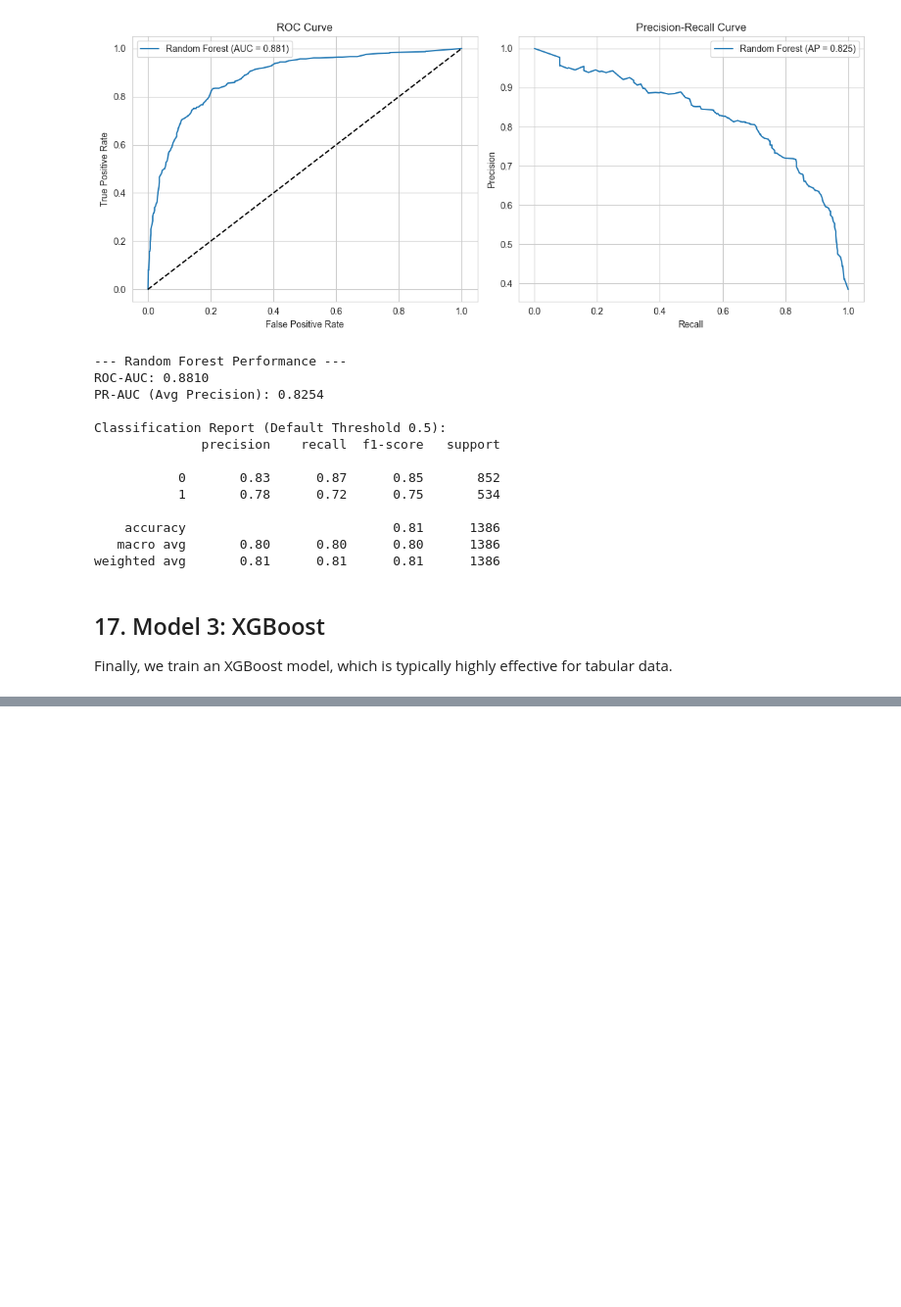
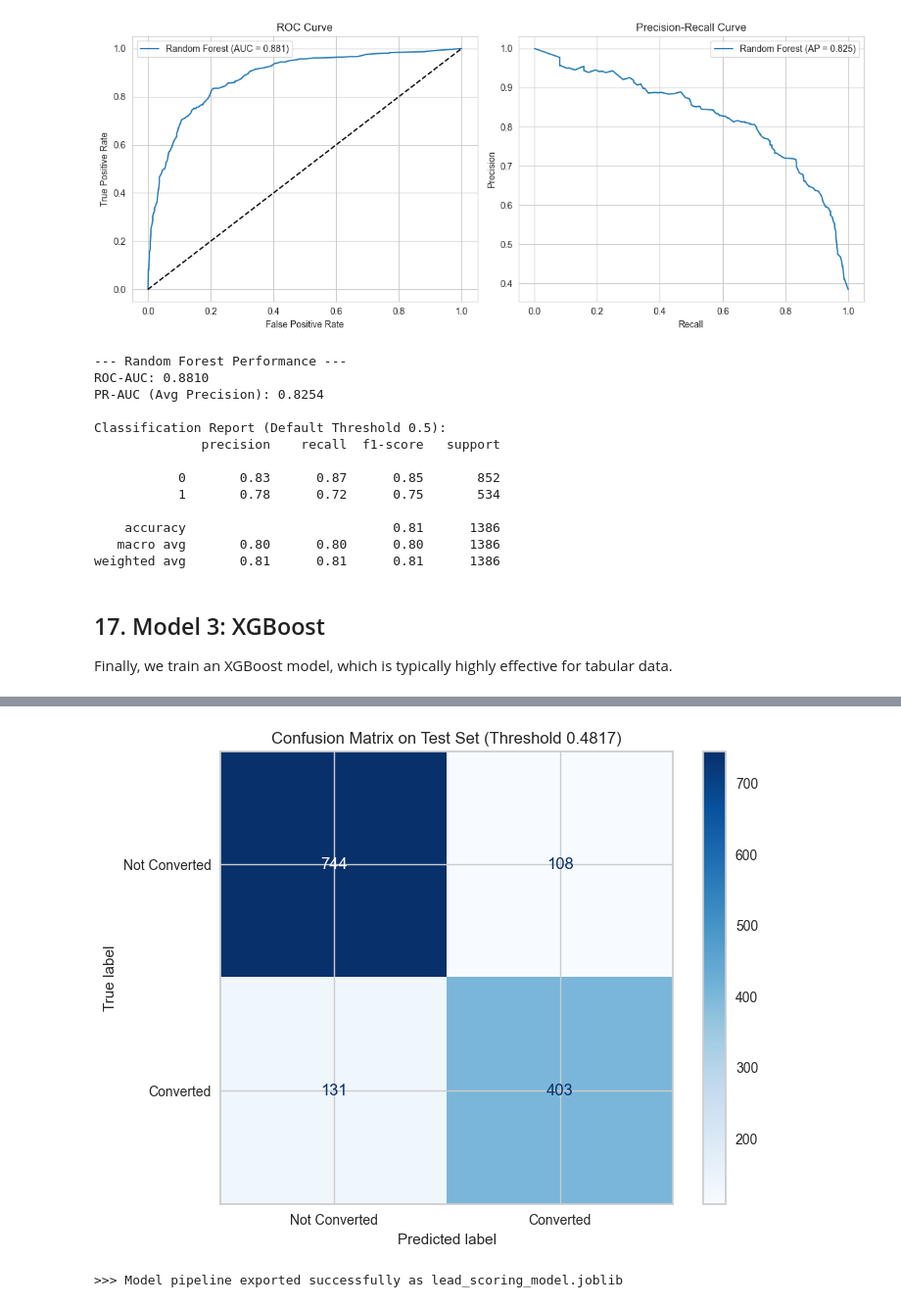
Before and after one commit to denis911/kaggle-lead-scoring-full-cycle-to-cloud-deployment, a Jupyter notebook: EDA.ipynb, the cells around one changed output, grey strips where cells are left out. Shown: that part at 98% size. Saved outputs shown, nothing was run; the diff lists cells and outputs as text; code cells hidden in the pictures; blank space fills up the shorter version.

```diff
--- a/EDA.ipynb
+++ b/EDA.ipynb
@@ -712,0 +796,65 @@ weighted avg       0.82      0.82      0.82      1386
+# %%
+from sklearn.metrics import confusion_matrix, ConfusionMatrixDisplay, roc_auc_score, average_precision_score, classification_report
+import joblib
+import matplotlib.pyplot as plt
+
+optimal_threshold = 0.4817
+
+# 1. Predict probabilities on Test Set
+test_probs = xgb_pipeline.predict_proba(X_test)[:, 1]
+
+# 2. Apply business threshold
+test_preds = (test_probs >= optimal_threshold).astype(int)
+
+# 3. Performance Metrics
+test_auc = roc_auc_score(y_test, test_probs)
+test_ap = average_precision_score(y_test, test_probs)
+
+print(f"--- Final Test Set Performance (Threshold {optimal_threshold}) ---")
+print(f"ROC-AUC: {test_auc:.4f}")
+print(f"PR-AUC (Avg Precision): {test_ap:.4f}")
+print("\nClassification Report on Test Set:")
+print(classification_report(y_test, test_preds))
+
+# Calculate Queue Rate on Test Set
+flagged_leads_test = (test_probs >= optimal_threshold).sum()
+queue_rate_test = flagged_leads_test / len(test_probs)
+print(f"Test Set Queue Rate: {queue_rate_test*100:.2f}%")
+
+# 4. Confusion Matrix
+cm = confusion_matrix(y_test, test_preds)
+disp = ConfusionMatrixDisplay(confusion_matrix=cm, display_labels=['Not Converted', 'Converted'])
+plt.figure(figsize=(8, 6))
+disp.plot(cmap='Blues', ax=plt.gca())
+plt.title(f'Confusion Matrix on Test Set (Threshold {optimal_threshold})')
+plt.show()
+
+# 5. Export Model
+model_filename = 'lead_scoring_model.joblib'
+joblib.dump(xgb_pipeline, model_filename)
+print(f"\n>>> Model pipeline exported successfully as {model_filename}")
+
+# Expected Output:
+# ROC-AUC: ~0.91
+# PR-AUC (Avg Precision): ~0.86
+# Precision: ~0.81
+# Recall: ~0.77
+# Queue Rate: ~37%
+
+# DE FACTO:
+# --- Final Test Set Performance (Threshold 0.4817) ---
+# ROC-AUC: 0.8993
+# PR-AUC (Avg Precision): 0.8558
+
+# Classification Report on Test Set:
+#               precision    recall  f1-score   support
+
+#            0       0.85      0.87      0.86       852
+#            1       0.79      0.75      0.77       534
+
+#     accuracy                           0.83      1386
+#    macro avg       0.82      0.81      0.82      1386
+# weighted avg       0.83      0.83      0.83      1386
+
+# Test Set Queue Rate: 36.87%
+# %% [output]
@@ -712,0 +876,2 @@ weighted avg       0.82      0.82      0.82      1386
+[figure, added]
+>>> Model pipeline exported successfully as lead_scoring_model.joblib
```
Also changed, not shown: parts of 9 cells of this notebook, 3 other files.
